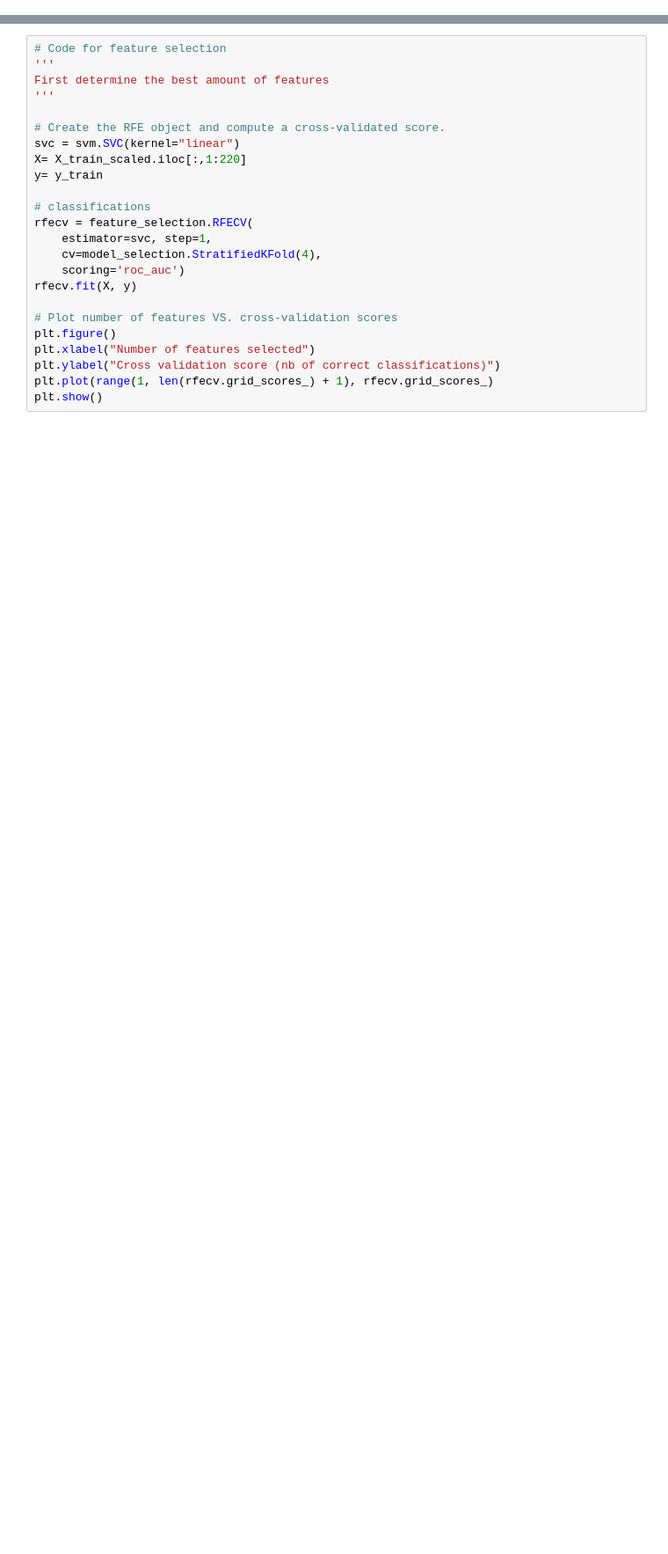
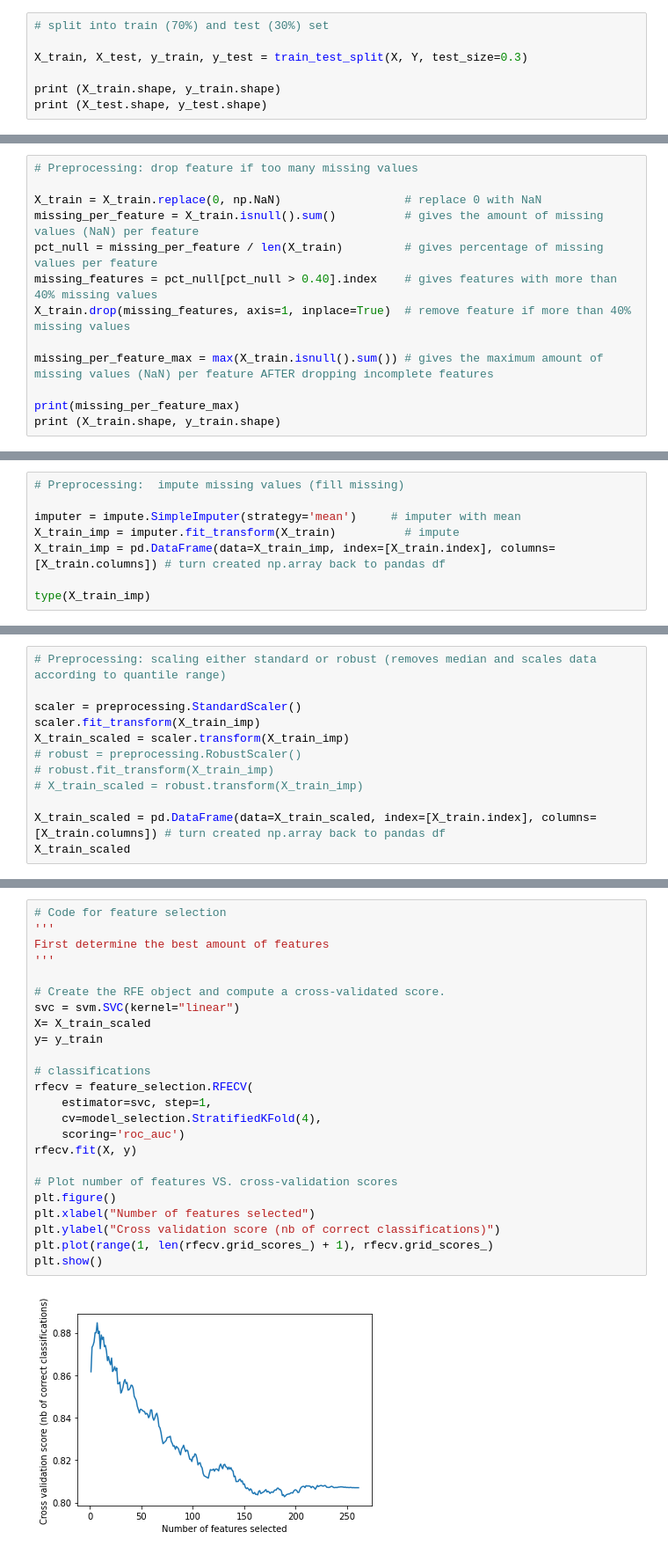
Before and after one commit to LauraSchellekens/TM10007_-private_-group, a Jupyter notebook: Feature_selection.ipynb, the cells around one changed output, grey strips where cells are left out. Shown at 88% size. Saved outputs shown, nothing was run; the diff lists cells and outputs as text; blank space fills up the shorter version.

```diff
--- a/Feature_selection.ipynb
+++ b/Feature_selection.ipynb
@@ -2,0 +51,7 @@
+# %%
+# split into train (70%) and test (30%) set
+
+X_train, X_test, y_train, y_test = train_test_split(X, Y, test_size=0.3)
+
+print (X_train.shape, y_train.shape)
+print (X_test.shape, y_test.shape)
@@ -2,0 +61,13 @@
+# %%
+# Preprocessing: drop feature if too many missing values
+
+X_train = X_train.replace(0, np.NaN)                  # replace 0 with NaN
+missing_per_feature = X_train.isnull().sum()          # gives the amount of missing values (NaN) per feature
+pct_null = missing_per_feature / len(X_train)         # gives percentage of missing values per feature
+missing_features = pct_null[pct_null > 0.40].index    # gives features with more than 40% missing values
+X_train.drop(missing_features, axis=1, inplace=True)  # remove feature if more than 40% missing values
+
+missing_per_feature_max = max(X_train.isnull().sum()) # gives the maximum amount of missing values (NaN) per feature AFTER dropping incomplete features
+
+print(missing_per_feature_max)
+print (X_train.shape, y_train.shape)
@@ -2,0 +77,8 @@
+# %%
+# Preprocessing:  impute missing values (fill missing)
+
+imputer = impute.SimpleImputer(strategy='mean')     # imputer with mean
+X_train_imp = imputer.fit_transform(X_train)          # impute
+X_train_imp = pd.DataFrame(data=X_train_imp, index=[X_train.index], columns=[X_train.columns]) # turn created np.array back to pandas df
+
+type(X_train_imp)
@@ -2,0 +87,12 @@
+# %%
+# Preprocessing: scaling either standard or robust (removes median and scales data according to quantile range)
+
+scaler = preprocessing.StandardScaler()
+scaler.fit_transform(X_train_imp)
+X_train_scaled = scaler.transform(X_train_imp)
+# robust = preprocessing.RobustScaler()
+# robust.fit_transform(X_train_imp)
+# X_train_scaled = robust.transform(X_train_imp)
+
+X_train_scaled = pd.DataFrame(data=X_train_scaled, index=[X_train.index], columns=[X_train.columns]) # turn created np.array back to pandas df
+X_train_scaled
@@ -3,27 +114,29 @@
 # %%
 # Code for feature selection
 '''
 First determine the best amount of features
 '''
 
 # Create the RFE object and compute a cross-validated score.
 svc = svm.SVC(kernel="linear")
-X= X_train_scaled.iloc[:,1:220]
+X= X_train_scaled
 y= y_train
 
 # classifications
 rfecv = feature_selection.RFECV(
     estimator=svc, step=1,
     cv=model_selection.StratifiedKFold(4),
     scoring='roc_auc')
 rfecv.fit(X, y)
 
 # Plot number of features VS. cross-validation scores
 plt.figure()
 plt.xlabel("Number of features selected")
 plt.ylabel("Cross validation score (nb of correct classifications)")
 plt.plot(range(1, len(rfecv.grid_scores_) + 1), rfecv.grid_scores_)
 plt.show()
+# %% [output]
+[figure, added]
 # %%
 # Code for feature selection
 '''
```
Also changed, not shown: parts of 7 cells of this notebook.
